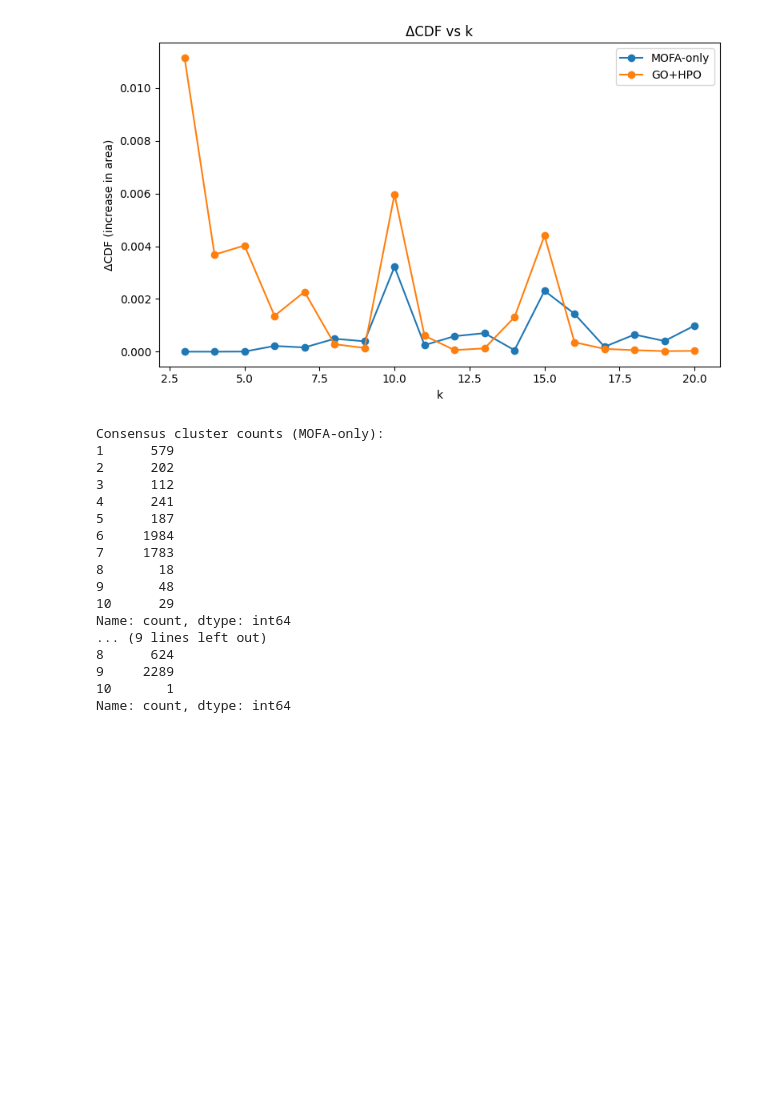
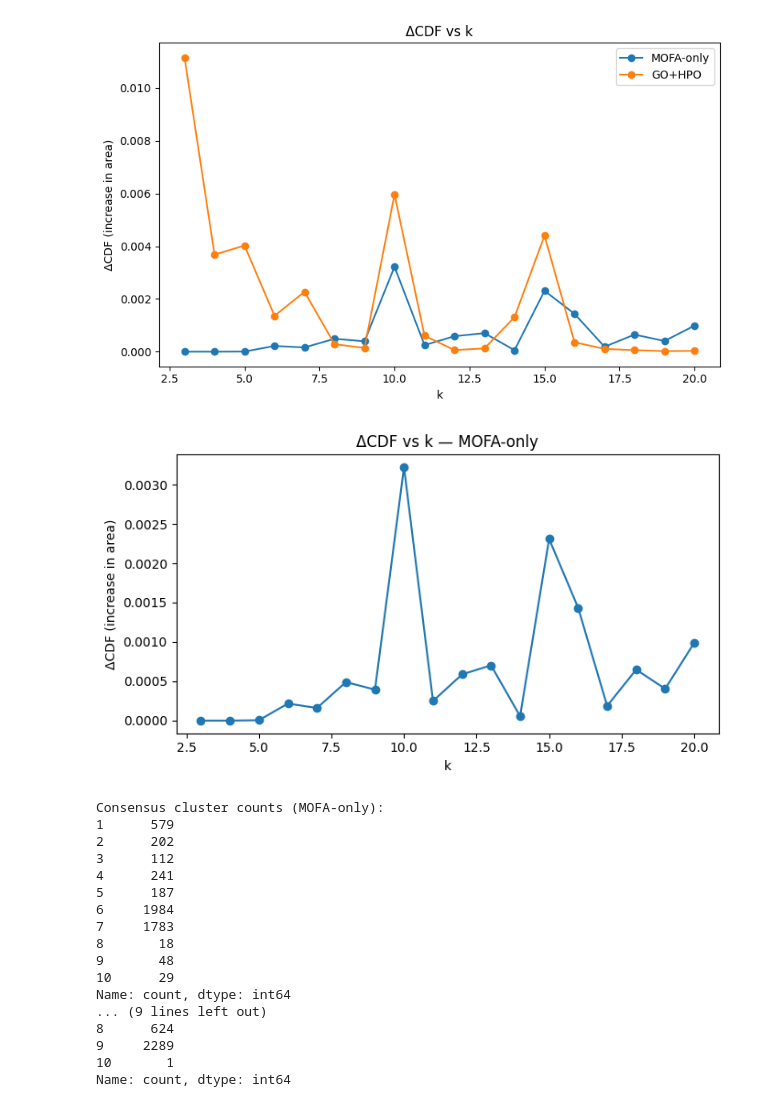
Before and after one commit to Filippo-Corti/ScientificVisualization, a Jupyter notebook: 02-data-integration/consensus_clustering.ipynb, the cells around one changed output. Cells and saved outputs as stored; diff of their text form; code cells hidden in the pictures; blank space fills up the shorter version.

```diff
--- a/02-data-integration/consensus_clustering.ipynb
+++ b/02-data-integration/consensus_clustering.ipynb
@@ -220,6 +220,16 @@ Best number of clusters (ΔCDF):
   GO+HPO   : 3
 [figure]
 [figure]
+# %%
+plt.figure(figsize=(7, 4))
+plt.plot(ks_mofa[1:], deltas_mofa, "-o", color="tab:blue")
+plt.xlabel("k")
+plt.ylabel("ΔCDF (increase in area)")
+plt.title("ΔCDF vs k — MOFA-only")
+plt.tight_layout()
+plt.show()
+# %% [output]
+[figure, added]
 # %%
 # Step 2: compute consensus clusters for both configurations
 n_consensus_clusters_mofa = 10
```
Also changed, not shown: parts of 3 cells of this notebook.
